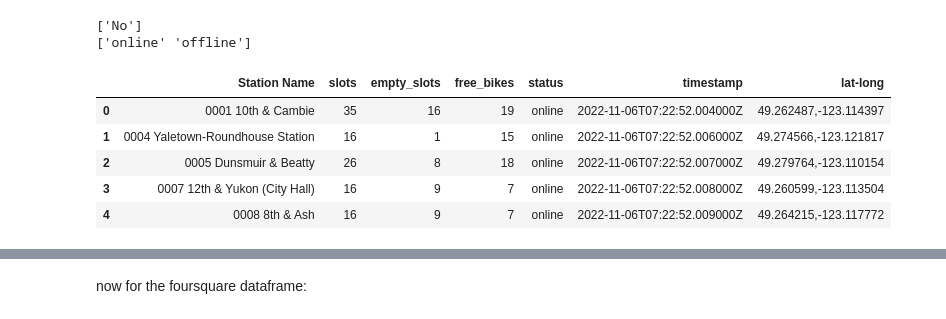
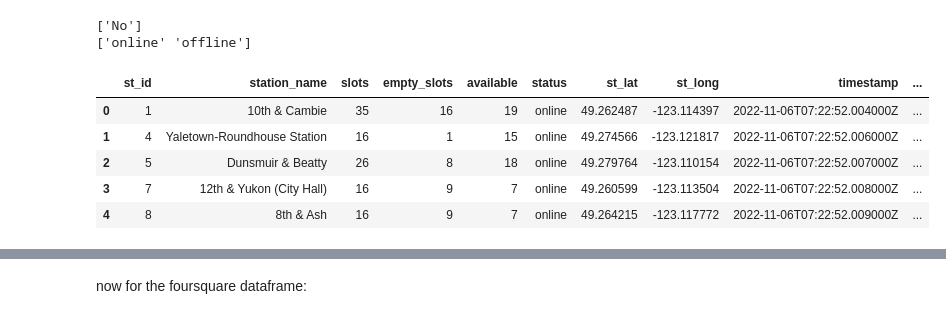
Before and after one commit to jdormaar/Statistical_Modelling_Project, a Jupyter notebook: notebooks/joining_data.ipynb, the cells around one changed output, grey strips where cells are left out. Cells and saved outputs as stored; diff of their text form; code cells hidden in the pictures.

```diff
--- a/notebooks/joining_data.ipynb
+++ b/notebooks/joining_data.ipynb
@@ -42,0 +82,5 @@ df_ctybks.head()
+# %%
+# Add the new columns into the dataframe and confirm their addition
+df_ctybks.insert(1, 'st_id', id_nums, False)
+df_ctybks.insert(2, 'station_name', st_names, False)
+df_ctybks.head(5)
@@ -42,0 +94,4 @@ df_ctybks.head()
+# %%
+# Remove old station name column
+df_ctybks = df_ctybks.drop(['Station Name'], axis = 1)
+df_ctybks.head()
@@ -42,0 +114,4 @@ df_ctybks.head()
+# %%
+# Before merging, the lat & long columns can become confusing, so rename them first
+df_ctybks = df_ctybks.rename(columns = {'latitude':'st_lat', 'longitude':'st_long', 'free_bikes': 'available'})
+df_ctybks.head(3)
@@ -43,4 +123,4 @@ df_ctybks.head()
 # %%
-# Before merging, the lat & long columns can become confusing, so remove them first
-df_ctybks = df_ctybks.drop(['latitude', 'longitude', 'Unique ID'], axis = 1)
-df_ctybks.head(5)
+# # Before merging, the lat & long columns can become confusing, so remove them first
+# df_ctybks = df_ctybks.drop(['latitude', 'longitude', 'Unique ID'], axis = 1)
+# df_ctybks.head(5)
@@ -59,16 +132,16 @@ print(df_ctybks['status'].unique())
 ['No']
 ['online' 'offline']
 # %%
-# Removing 'bank_card'
-df_ctybks = df_ctybks.drop(['bank_card'], axis = 1)
+# Removing 'bank_card' and 'Unique ID'
+df_ctybks = df_ctybks.drop(['bank_card', 'Unique ID'], axis = 1)
 df_ctybks.head(5)
 # %% [output]
-|  | Station Name | slots | empty_slots | free_bikes | status | timestamp | lat-long |
-| 0 | 0001 10th & Cambie | 35 | 16 | 19 | online | 2022-11-06T07:22:52.004000Z | 49.262487,-123.114397 |
-| 1 | 0004 Yaletown-Roundhouse Station | 16 | 1 | 15 | online | 2022-11-06T07:22:52.006000Z | 49.274566,-123.121817 |
-| 2 | 0005 Dunsmuir & Beatty | 26 | 8 | 18 | online | 2022-11-06T07:22:52.007000Z | 49.279764,-123.110154 |
-| 3 | 0007 12th & Yukon (City Hall) | 16 | 9 | 7 | online | 2022-11-06T07:22:52.008000Z | 49.260599,-123.113504 |
-| 4 | 0008 8th & Ash | 16 | 9 | 7 | online | 2022-11-06T07:22:52.009000Z | 49.264215,-123.117772 |
+|  | st_id | station_name | slots | empty_slots | available | status | st_lat | st_long | timestamp | ... |
+| 0 | 1 | 10th & Cambie | 35 | 16 | 19 | online | 49.262487 | -123.114397 | 2022-11-06T07:22:52.004000Z | ... |
+| 1 | 4 | Yaletown-Roundhouse Station | 16 | 1 | 15 | online | 49.274566 | -123.121817 | 2022-11-06T07:22:52.006000Z | ... |
+| 2 | 5 | Dunsmuir & Beatty | 26 | 8 | 18 | online | 49.279764 | -123.110154 | 2022-11-06T07:22:52.007000Z | ... |
+| 3 | 7 | 12th & Yukon (City Hall) | 16 | 9 | 7 | online | 49.260599 | -123.113504 | 2022-11-06T07:22:52.008000Z | ... |
+| 4 | 8 | 8th & Ash | 16 | 9 | 7 | online | 49.264215 | -123.117772 | 2022-11-06T07:22:52.009000Z | ... |
 # %%
 # Convert the string format to datetime object
 df_ctybks['timestamp'] = pd.to_datetime(df_ctybks['timestamp'], format='%Y%m%d %H:%M')
```
Also changed, not shown: parts of 28 cells of this notebook, 1 other file.
